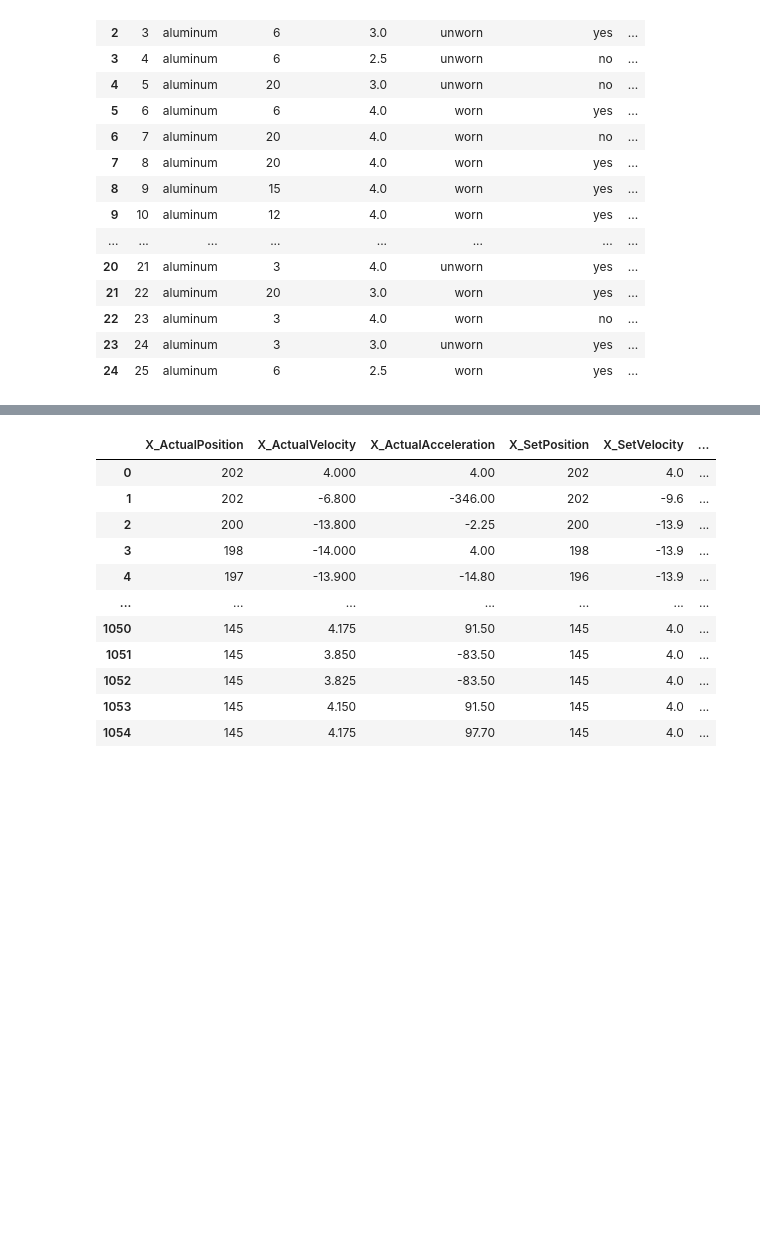
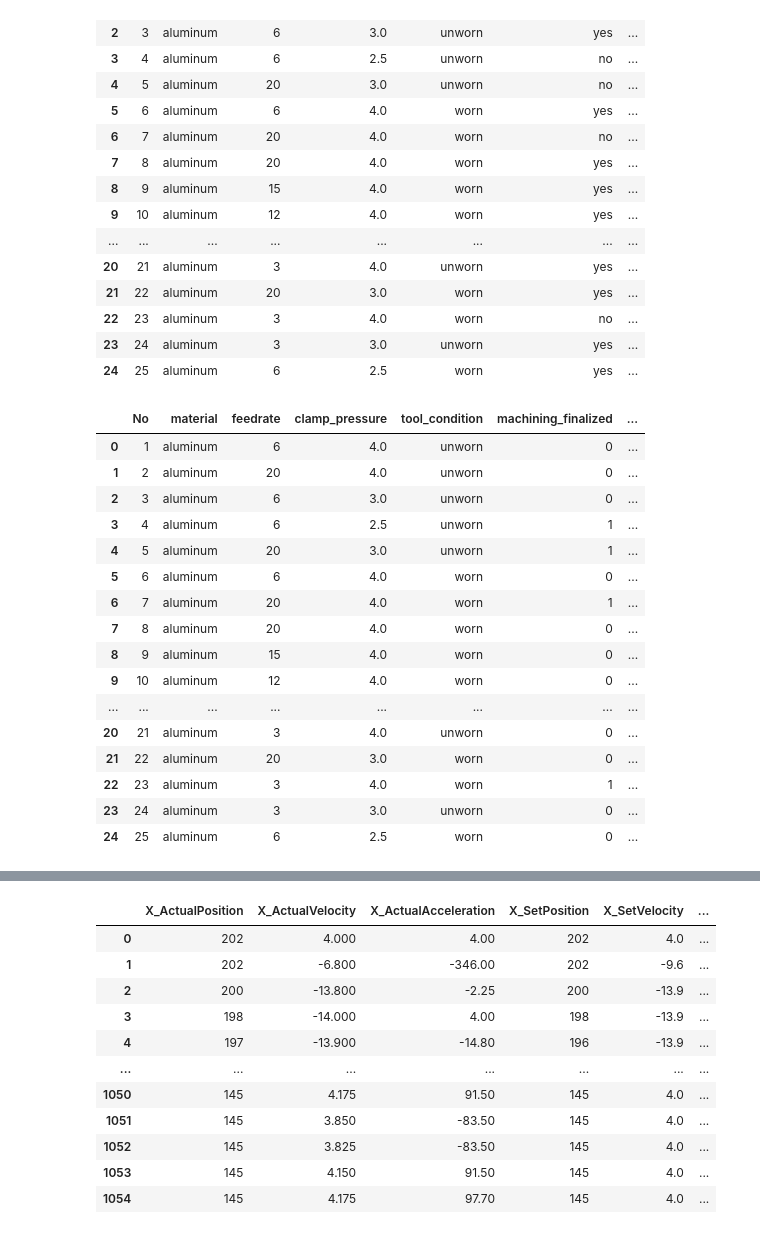
Before and after one commit to GwangAnLeeDunKinDonass/MOS, a Jupyter notebook: preprocess.ipynb, the cells around one changed output, grey strips where cells are left out. Saved outputs shown, nothing was run; the diff lists cells and outputs as text; code cells hidden in the pictures; blank space fills up the shorter version.

Commit message:
Modify train.csv

```diff
--- a/preprocess.ipynb
+++ b/preprocess.ipynb
@@ -7,16 +7,8 @@ import matplotlib.pyplot as plt
 from mpl_toolkits.mplot3d import Axes3D
 from tqdm import tqdm
 # %%
-ok = pd.read_csv('./dataset/raw/train.csv')
-for raw in range(len(ok)):
-    if ok.loc[raw,'machining_finalized']=='no':
-        ok['error'] = 1
-    elif ok.loc[raw,'passed_visual_inspection']=='no':
-        ok['error'] = 1
-    else:
-        ok['error'] = 0
-
-ok
+df = pd.read_csv('./dataset/raw/train.csv')
+df
 # %% [output]
 |  | No | material | feedrate | clamp_pressure | tool_condition | machining_finalized | ... |
 | 0 | 1 | aluminum | 6 | 4.0 | unworn | yes | ... |
@@ -35,3 +27,26 @@ ok
 | 22 | 23 | aluminum | 3 | 4.0 | worn | no | ... |
 | 23 | 24 | aluminum | 3 | 3.0 | unworn | yes | ... |
 | 24 | 25 | aluminum | 6 | 2.5 | worn | yes | ... |
+# %%
+ok = df.fillna(2)
+ok = ok.replace('yes',0)
+ok = ok.replace('no',1)
+ok
+# %% [output]
+|  | No | material | feedrate | clamp_pressure | tool_condition | machining_finalized | ... |
+| 0 | 1 | aluminum | 6 | 4.0 | unworn | 0 | ... |
+| 1 | 2 | aluminum | 20 | 4.0 | unworn | 0 | ... |
+| 2 | 3 | aluminum | 6 | 3.0 | unworn | 0 | ... |
+| 3 | 4 | aluminum | 6 | 2.5 | unworn | 1 | ... |
+| 4 | 5 | aluminum | 20 | 3.0 | unworn | 1 | ... |
+| 5 | 6 | aluminum | 6 | 4.0 | worn | 0 | ... |
+| 6 | 7 | aluminum | 20 | 4.0 | worn | 1 | ... |
+| 7 | 8 | aluminum | 20 | 4.0 | worn | 0 | ... |
+| 8 | 9 | aluminum | 15 | 4.0 | worn | 0 | ... |
+| 9 | 10 | aluminum | 12 | 4.0 | worn | 0 | ... |
+| ... | ... | ... | ... | ... | ... | ... | ... |
+| 20 | 21 | aluminum | 3 | 4.0 | unworn | 0 | ... |
+| 21 | 22 | aluminum | 20 | 3.0 | worn | 0 | ... |
+| 22 | 23 | aluminum | 3 | 4.0 | worn | 1 | ... |
+| 23 | 24 | aluminum | 3 | 3.0 | unworn | 0 | ... |
+| 24 | 25 | aluminum | 6 | 2.5 | worn | 0 | ... |
```
Also changed, not shown: parts of 1 cell of this notebook, 1 other file.
